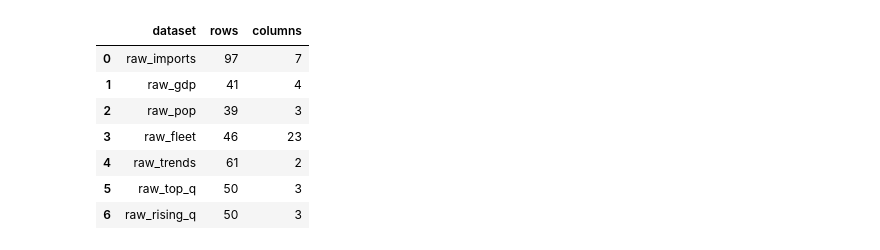
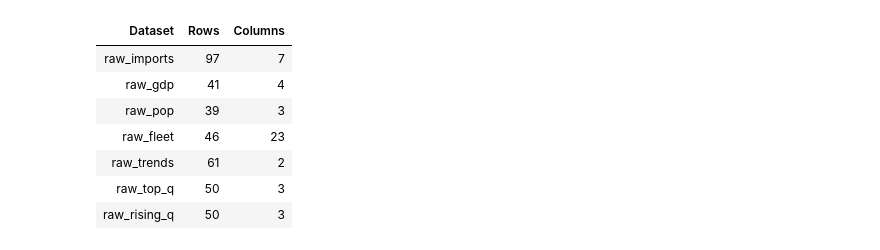
Before and after one commit to okinileo/eletric-scooter-market-analysis, a Jupyter notebook: electric_scooter_final.ipynb, the cells around one changed output. Saved outputs shown, nothing was run; the diff lists cells and outputs as text; code cells hidden in the pictures.

```diff
--- a/electric_scooter_final.ipynb
+++ b/electric_scooter_final.ipynb
@@ -269,38 +420,71 @@ I load all input files from a local DATA/ folder to keep the project organized a
 # %%
 data_dir = Path("DATA")
 
-raw_imports = pd.read_csv(data_dir / "scooters-comex.csv", sep=";", engine="python")
-raw_gdp = pd.read_csv(data_dir / "pib_estados.csv", sep=";", skiprows=3, engine="python")
-raw_pop = read_excel_sheet_with_fallback(data_dir / "populacao.xls", sheet_name=0)
-raw_fleet = read_excel_sheet_with_fallback(data_dir / "frota.xlsx", sheet_name="MES_ANO")
-raw_trends = pd.read_csv(data_dir / "time-series.csv")
-raw_top_q = pd.read_csv(data_dir / "top-queries.csv")
-raw_rising_q = pd.read_csv(data_dir / "rising-queries.csv")
+raw_imports = pd.read_csv(
+    data_dir / "scooters-comex.csv",
+    sep=";",
+    engine="python",
+)
+
+raw_gdp = pd.read_csv(
+    data_dir / "pib_estados.csv",
+    sep=";",
+    skiprows=3,
+    engine="python",
+)
+
+raw_pop = read_excel_sheet_with_fallback(
+    data_dir / "populacao.xls",
+    sheet_name=0,
+)
+
+raw_fleet = read_excel_sheet_with_fallback(
+    data_dir / "frota.xlsx",
+    sheet_name="MES_ANO",
+)
+
+raw_trends = pd.read_csv(
+    data_dir / "time-series.csv"
+)
+
+raw_top_q = pd.read_csv(
+    data_dir / "top-queries.csv"
+)
+
+raw_rising_q = pd.read_csv(
+    data_dir / "rising-queries.csv"
+)
 
 raw_datasets = {
     "raw_imports": raw_imports,
     "raw_gdp": raw_gdp,
     "raw_pop": raw_pop,
     "raw_fleet": raw_fleet,
     "raw_trends": raw_trends,
     "raw_top_q": raw_top_q,
     "raw_rising_q": raw_rising_q,
 }
 
 load_summary = pd.DataFrame(
     [
-        {"dataset": name, "rows": df.shape[0], "columns": df.shape[1]}
+        {
+            "Dataset": name,
+            "Rows": df.shape[0],
+            "Columns": df.shape[1],
+        }
         for name, df in raw_datasets.items()
     ]
 )
 
-load_summary
+display(
+    load_summary.style.hide(axis="index")
+)
 # %% [output]
-|  | dataset | rows | columns |
-| 0 | raw_imports | 97 | 7 |
-| 1 | raw_gdp | 41 | 4 |
-| 2 | raw_pop | 39 | 3 |
-| 3 | raw_fleet | 46 | 23 |
-| 4 | raw_trends | 61 | 2 |
-| 5 | raw_top_q | 50 | 3 |
-| 6 | raw_rising_q | 50 | 3 |
+| Dataset | Rows | Columns |
+| raw_imports | 97 | 7 |
+| raw_gdp | 41 | 4 |
+| raw_pop | 39 | 3 |
+| raw_fleet | 46 | 23 |
+| raw_trends | 61 | 2 |
+| raw_top_q | 50 | 3 |
+| raw_rising_q | 50 | 3 |
```
Also changed, not shown: parts of 165 cells of this notebook, 1 other file.
